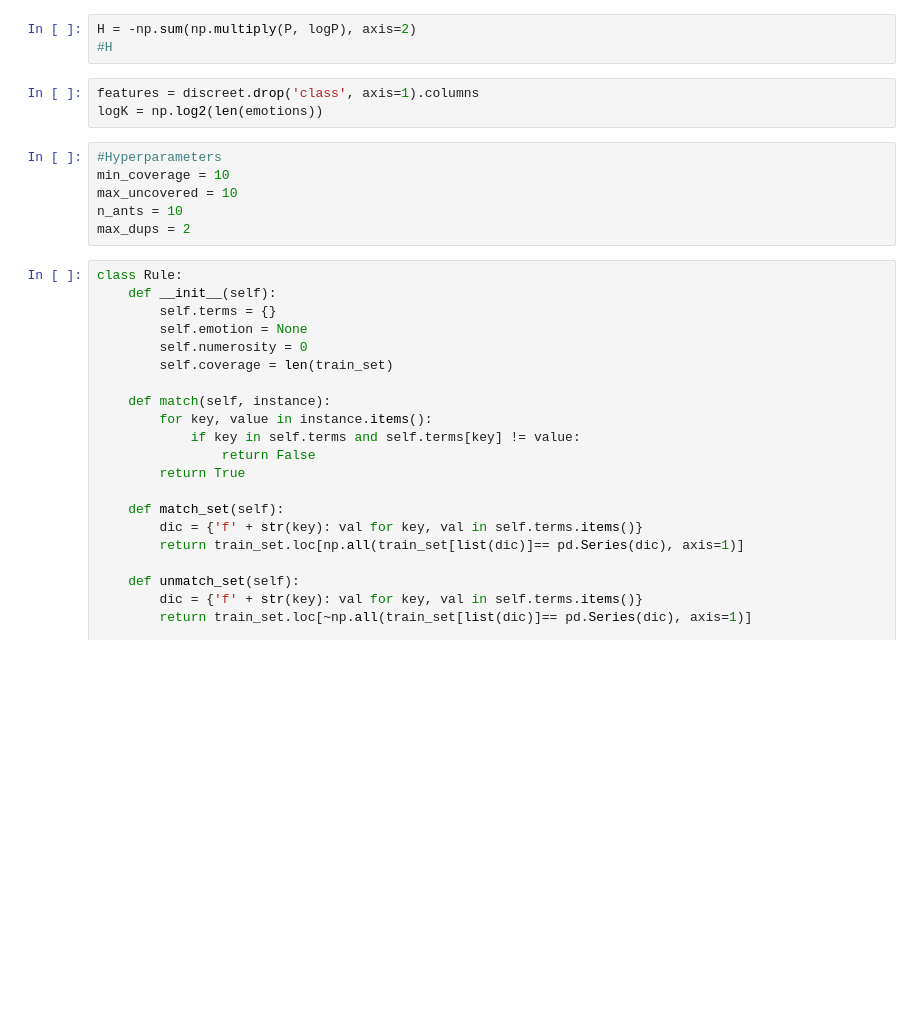
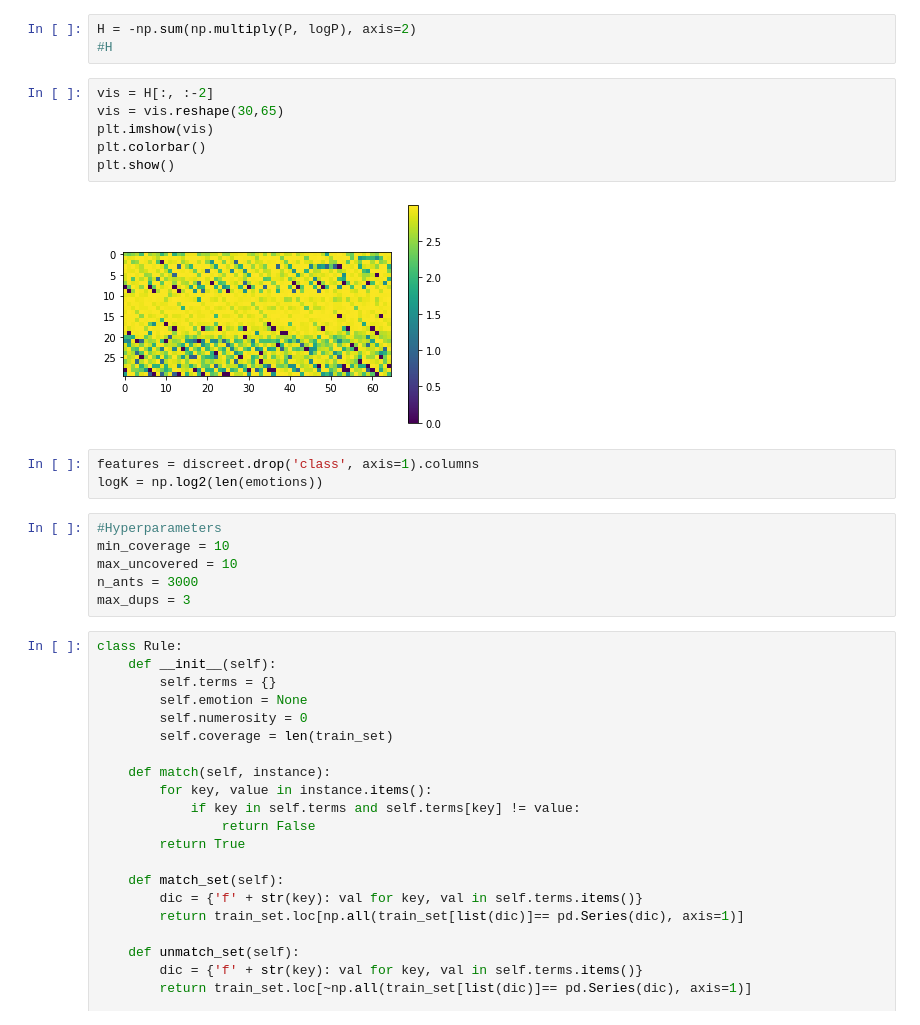
Before and after one commit to greenfish8090/Emotion-Recognition, a Jupyter notebook: Ant Miner.ipynb, the cells around one changed output. Drawn from its saved outputs; the diff is of its cells as text; blank space fills up the shorter version.

Commit message:
Added pheromone map visualization

```diff
--- a/Ant Miner.ipynb
+++ b/Ant Miner.ipynb
@@ -90,6 +82,14 @@ logP = np.log2(P, out=np.zeros_like(P), where=P>0)
 # %%
 H = -np.sum(np.multiply(P, logP), axis=2)
 #H
+# %%
+vis = H[:, :-2]
+vis = vis.reshape(30,65)
+plt.imshow(vis)
+plt.colorbar()
+plt.show()
+# %% [output]
+[figure, added]
 # %%
 features = discreet.drop('class', axis=1).columns
 logK = np.log2(len(emotions))
@@ -97,8 +97,8 @@ logK = np.log2(len(emotions))
 #Hyperparameters
 min_coverage = 10
 max_uncovered = 10
-n_ants = 10
-max_dups = 2
+n_ants = 3000
+max_dups = 3
 # %%
 class Rule:
     def __init__(self):
```
Also changed, not shown: parts of 3 cells of this notebook, 3 other files.
